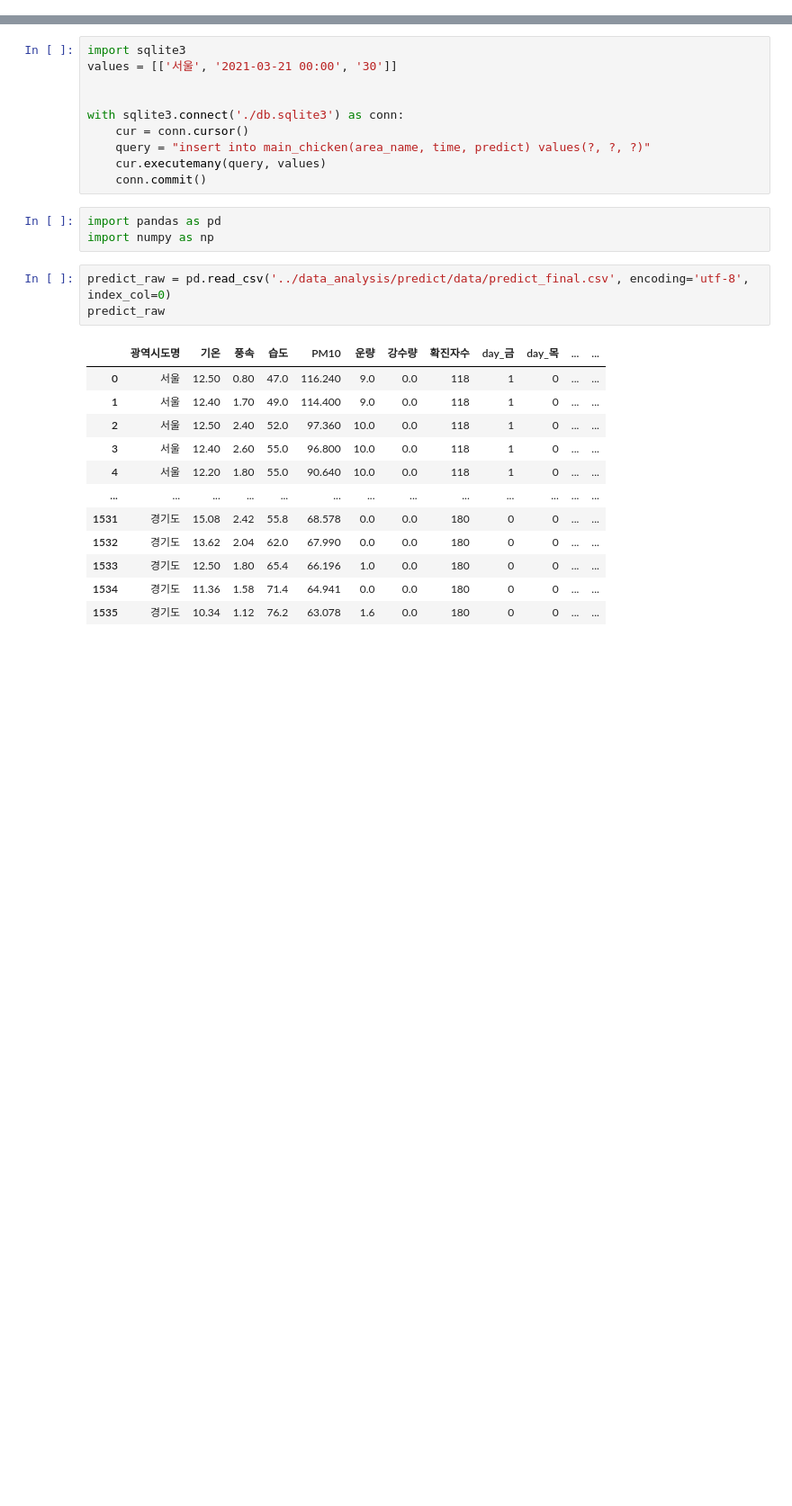
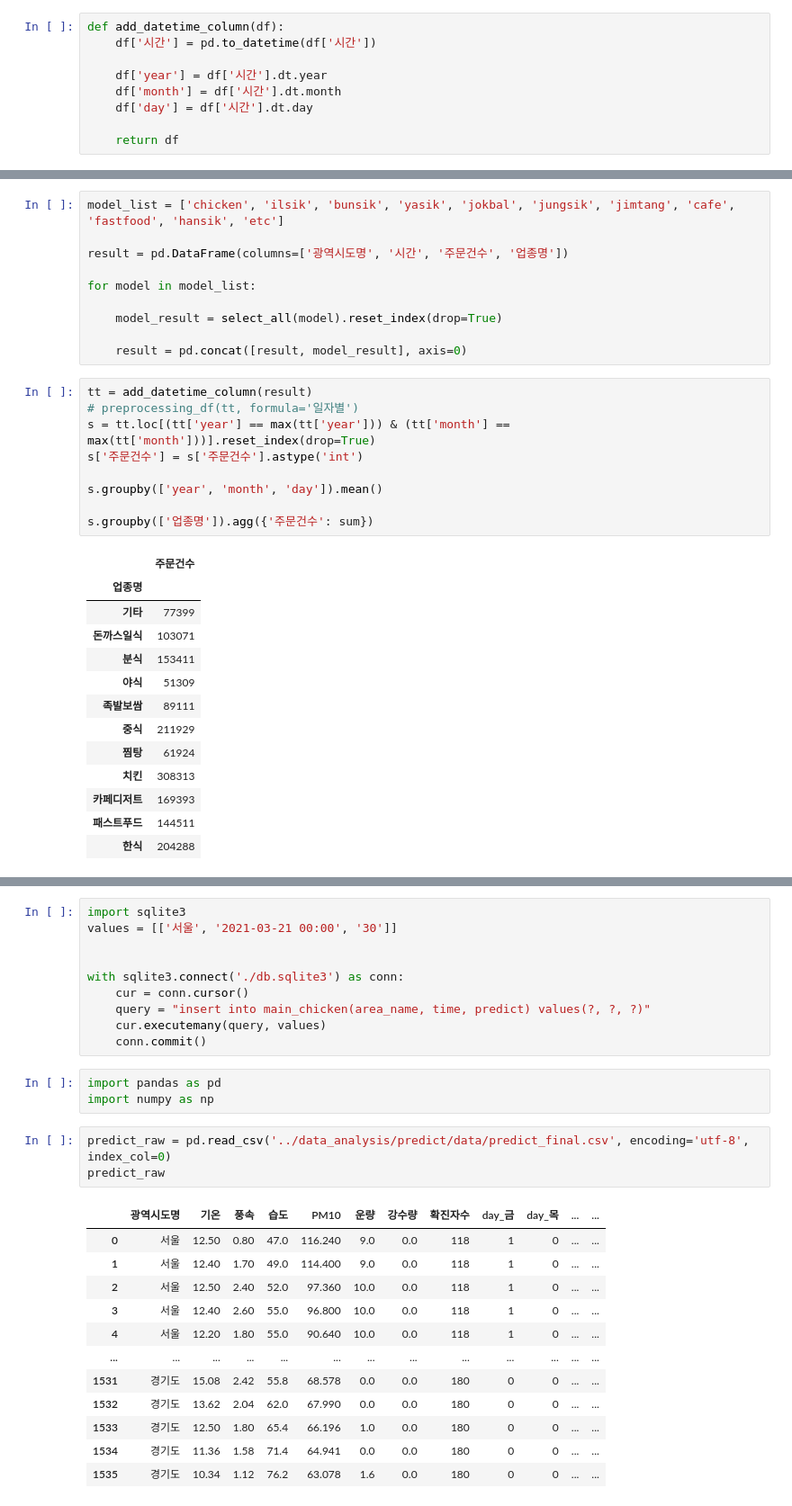
Before and after one commit to parksimis/Mulcam-Delivery-Service, a Jupyter notebook: django/INSERT_db.ipynb, the cells around one changed output, grey strips where cells are left out. Shown at 90% size. Drawn from its saved outputs; the diff is of its cells as text; blank space fills up the shorter version.

```diff
--- a/django/INSERT_db.ipynb
+++ b/django/INSERT_db.ipynb
@@ -47,0 +137,9 @@ conn.close()
+# %%
+def add_datetime_column(df):
+    df['시간'] = pd.to_datetime(df['시간'])
+
+    df['year'] = df['시간'].dt.year
+    df['month'] = df['시간'].dt.month
+    df['day'] = df['시간'].dt.day
+
+    return df
@@ -47,0 +176,33 @@ conn.close()
+# %%
+model_list = ['chicken', 'ilsik', 'bunsik', 'yasik', 'jokbal', 'jungsik', 'jimtang', 'cafe', 'fastfood', 'hansik', 'etc']
+
+result = pd.DataFrame(columns=['광역시도명', '시간', '주문건수', '업종명'])
+
+for model in model_list:
+
+    model_result = select_all(model).reset_index(drop=True)
+
+    result = pd.concat([result, model_result], axis=0)
+# %%
+tt = add_datetime_column(result)
+# preprocessing_df(tt, formula='일자별')
+s = tt.loc[(tt['year'] == max(tt['year'])) & (tt['month'] == max(tt['month']))].reset_index(drop=True)
+s['주문건수'] = s['주문건수'].astype('int')
+
+s.groupby(['year', 'month', 'day']).mean()
+
+s.groupby(['업종명']).agg({'주문건수': sum})
+# %% [output]
+|  | 주문건수 |
+| 업종명 |  |
+| 기타 | 77399 |
+| 돈까스일식 | 103071 |
+| 분식 | 153411 |
+| 야식 | 51309 |
+| 족발보쌈 | 89111 |
+| 중식 | 211929 |
+| 찜탕 | 61924 |
+| 치킨 | 308313 |
+| 카페디저트 | 169393 |
+| 패스트푸드 | 144511 |
+| 한식 | 204288 |
```
Also changed, not shown: parts of 25 cells of this notebook, 8 other files.
